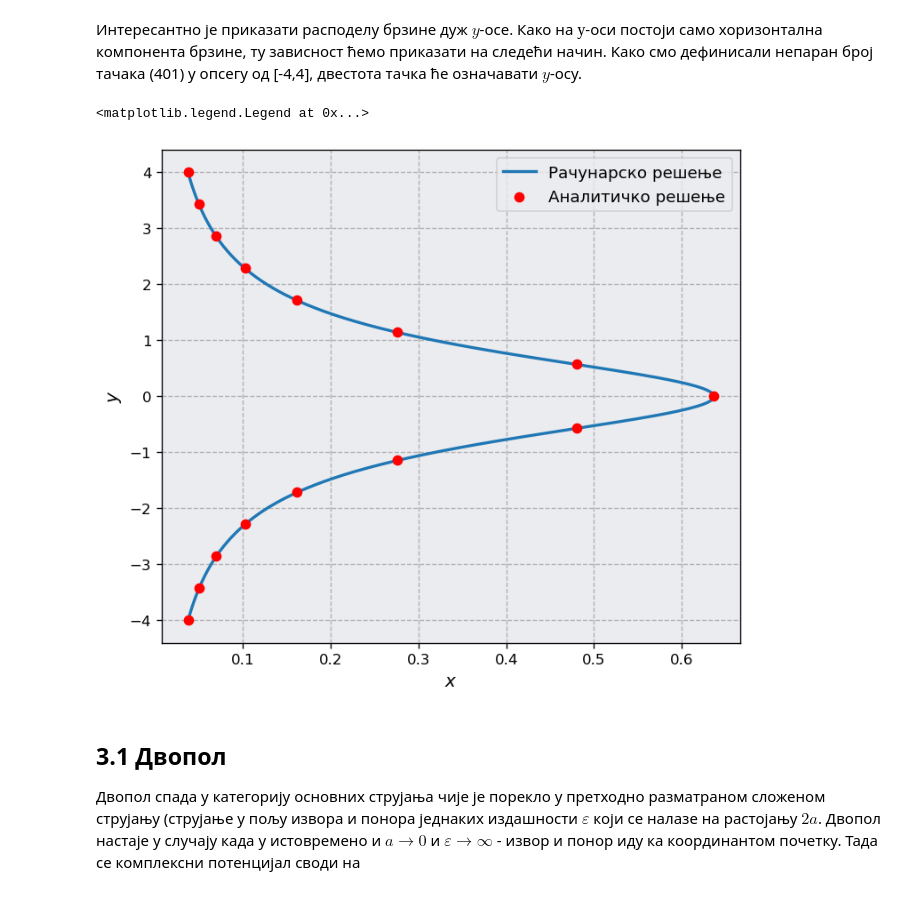
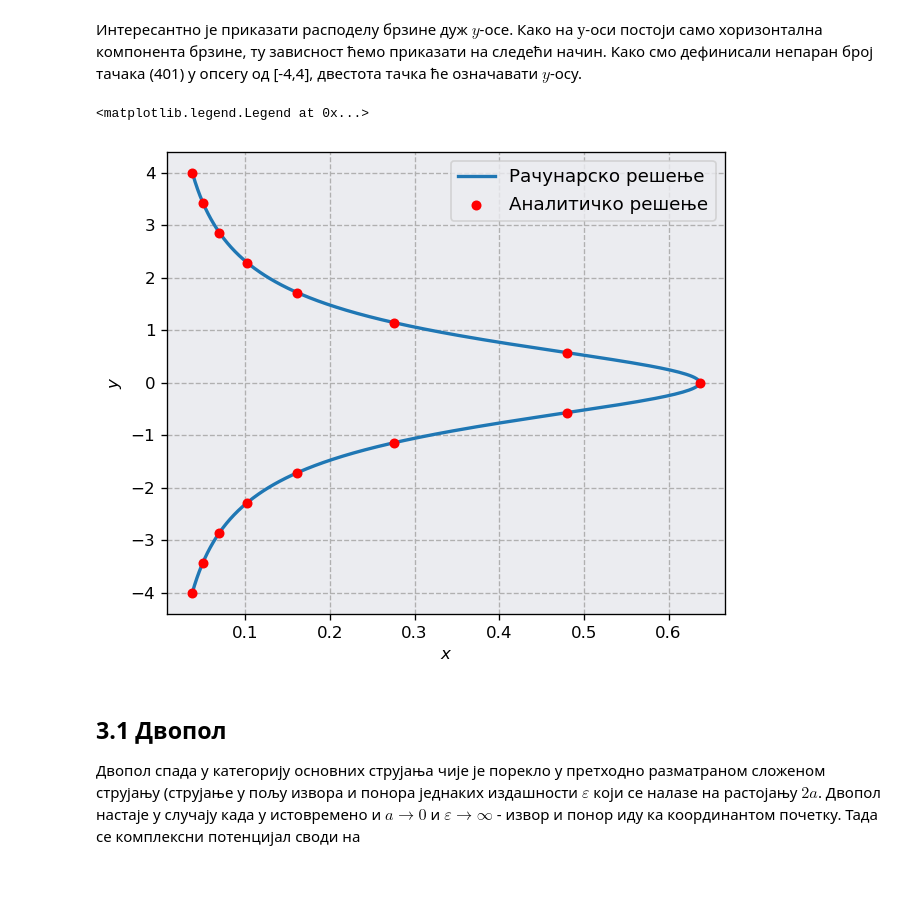
Before and after one commit to cocicar/RPSNF, a Jupyter notebook: 03-Izvor_ponor_dvopol.ipynb, the cells around one changed output. Saved outputs shown, nothing was run; the diff lists cells and outputs as text; code cells hidden in the pictures.

```diff
--- a/03-Izvor_ponor_dvopol.ipynb
+++ b/03-Izvor_ponor_dvopol.ipynb
@@ -69,22 +69,22 @@ Text(0, 0.5, '$y$')
 # %% [markdown]
 Интересантно је приказати расподелу брзине дуж $y$-oсе. Како на $у$-оси постоји само хоризонтална компонента брзине, ту зависност ћемо приказати на следећи начин. Kaко смо дефинисали непаран број тачака (401) у опсегу од \[-4,4\], двестота тачка ће означавати $y$-осу.
 # %%
-plt.figure(figsize=(7,6), dpi=120)
+plt.figure(figsize=(6,5), dpi=120)
 plt.grid(True, linestyle='dashed')
-plt.xlabel("$x$", fontsize=12)
-plt.ylabel("$y$", fontsize=12)
+plt.xlabel("$x$", fontsize=10)
+plt.ylabel("$y$", fontsize=10)
 
 plt.plot(u[:, int((Nx-1)/2)], y, lw=2, label='Рачунарско решење')
-plt.legend(fontsize=11)
+plt.legend(fontsize=9)
 
 ## Расподела на основу аналитичке функције изведене на предавањима
 y_an = np.linspace(-4,4,15)
 u_an = Eps*a/(np.pi*(a**2 + y_an**2))
-plt.scatter(u_an, y_an, color='red', zorder=2, label='Аналитичко решење')
+plt.scatter(u_an, y_an, color='red', zorder=2, s=25, label='Аналитичко решење')
 plt.legend(fontsize=11)
 # %% [output]
 <matplotlib.legend.Legend at 0x...>
-[figure, old version]
+[figure, new version]
 # %% [markdown]
 
 ## **3.1 Двопол**
```
Also changed, not shown: parts of 1 cell of this notebook.
